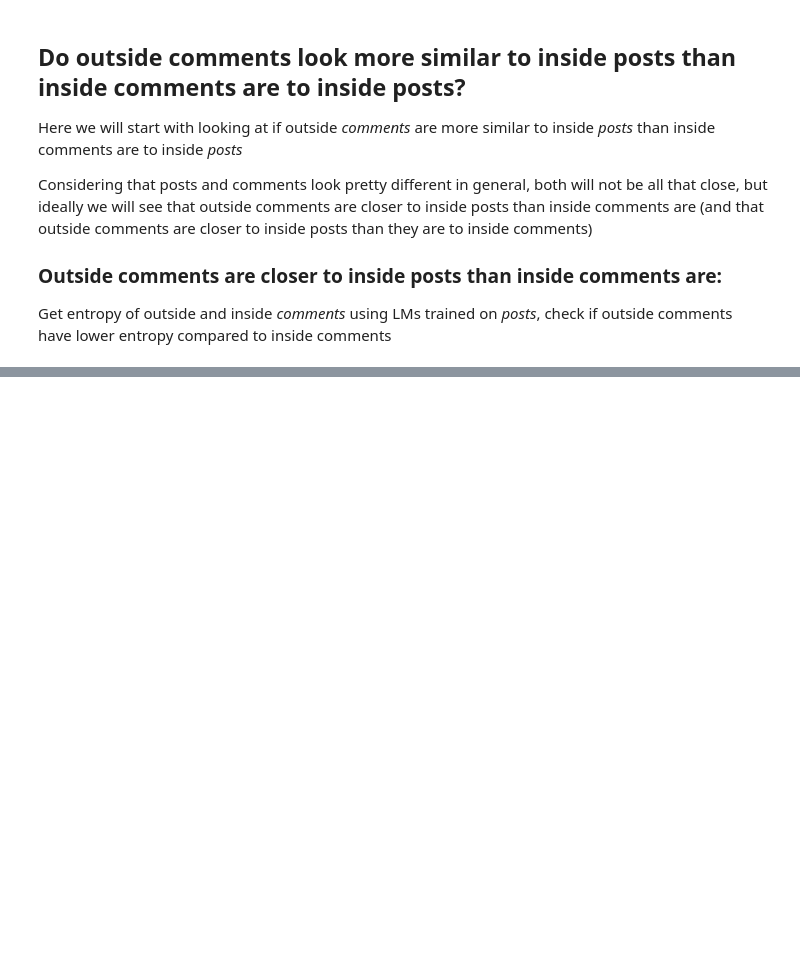
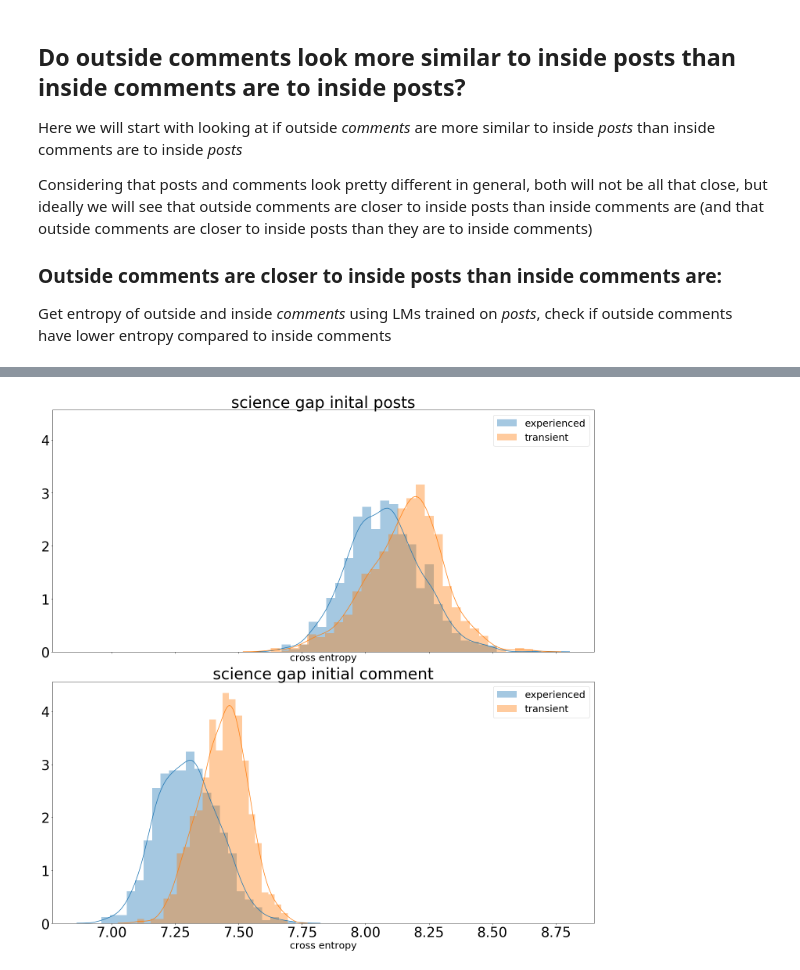
Before and after one commit to talaugust/rscience_language, a Jupyter notebook: Reddit/comments_vs_posts_LMs.ipynb, the cells around one changed output, grey strips where cells are left out. Saved outputs shown, nothing was run; the diff lists cells and outputs as text; code cells hidden in the pictures; blank space fills up the shorter version.

```diff
--- a/Reddit/comments_vs_posts_LMs.ipynb
+++ b/Reddit/comments_vs_posts_LMs.ipynb
@@ -395,3 +20,15 @@ KeyboardInterrupt:
+# %%
+%%capture
+########################################################################################
+### Get all language models
+### this is not where you train them -- we just load them from files
+########################################################################################
+
+post_based_slms = build_total_SLM_SRILM(None, None, slm_count=100, name='science', use_saved_lms=True, kind='post', year='2018', full=False);
+comment_based_slms = build_monthly_SLM_SRILM(None, None, 100, name='science', use_saved_lms=True, kind='comment', year='2018', full=False);
+
+post_based_slms_full = build_total_SLM_SRILM(None, None, slm_count=100, name='science', use_saved_lms=True, kind='post', year='2018', full=True);
+comment_based_slms_full = build_monthly_SLM_SRILM(None, None, 100, name='science', use_saved_lms=True, kind='comment', year='2018', full=True);
 # %% [markdown]
 ## Do outside comments look more similar to inside posts than inside comments are to inside posts?
 
@@ -459,2 +42,0 @@ entropy_posts, entropy_comments = flatten_entropies(entropy_posts, entropy_comme
-# %%
-df_posts_inside_outside, df_comments_inside_outside = group_comments_posts(entropy_posts, entropy_comments)
@@ -481,0 +46,71 @@ Get entropy of inside posts and inside comments, and outside comments, look to s
+# %%
+fig_gap, axs_gap = plt.subplots(2, 1, sharey=True, sharex=True, tight_layout=True)
+fig_gap.set_figheight(20)
+fig_gap.set_figwidth(20)
+
+
+df_comment_post_gap_list_post_based = []
+
+df_comment_post_gap_list_comment_based = []
+
+
+t_vals = {s:{'comments':0, 'posts':0, 'gap':0} for s in subs}
+p_vals = {s:{'comments':0, 'posts':0, 'gap':0} for s in subs}
+
+all_p_vals = []
+
+
+subs = ['science']
+year='2018'
+for i, s in enumerate(subs):
+
+    ##### posts
+    df_comments, df_posts, df_author_counts_test = get_df_posts_and_comments(s, year)
+    total_acc_gap_posts = []
+    entropies_posts = {'inside':[], 'outside':[]}
+
+    df_posts_restricted = df_posts[df_posts['created_month'] > 2]
+    for i in range(1, 13):
+        # Posts #
+        ############
+        gap_post, (active_ent_post, outside_ent_post) = calc_single_acc_gap_SRILM(post_based_slms, df_author_counts_test, df_posts, s, kind='post', month=None,
+                                            num_active_authors=250, num_active_posts=5, num_outside_authors=250, num_outside_posts=1, first=True)
+        total_acc_gap_posts.append(gap_post)
+        entropies_posts['inside'].extend(active_ent_post)
+        entropies_posts['outside'].extend(outside_ent_post)
+
+    # group inside & outside
+    df_posts_inside_outside = pd.DataFrame(entropies_posts)
+    df_posts_inside_outside = df_posts_inside_outside.rename(index=str, columns={"inside": "experienced", "outside": "transient"})
+    plot_entropy_dist(df_posts_inside_outside, ['experienced', 'transient'],  axs_gap[0], s+' gap inital posts')
+
+
+    t, p = stats.ttest_ind(df_posts_inside_outside['experienced'], df_posts_inside_outside['transient'])
+    print('t=', t, 'p=', p)
+    t_vals[s]['posts'] = t
+    p_vals[s]['posts'] = p
+
+    all_p_vals.append(p)
+
+
+    #### Comments
+    # Just use the full acc gap function to loop through all the months
+    print('Getting avg acc gap for', colored('comments', 'green'), 'with passed slms')
+    dict_gap_comments, entropies_comments = calc_acc_gap_SRILM(comment_based_slms, df_author_counts_test, df_comments, s, kind='comment',
+                                       num_active_authors=250, num_active_posts=5, num_outside_authors=250, num_outside_posts=1, first=True)
+
+    # group inside & outside
+    entropies_comments = {'experienced':list(flatten(entropies_comments['inside'])), 'transient':list(flatten(entropies_comments['outside']))}
+    df_comments_inside_outside = pd.DataFrame(entropies_comments)
+    plot_entropy_dist(df_comments_inside_outside, ['experienced', 'transient'],  axs_gap[1], s+' gap initial comment')
+
+    t, p = stats.ttest_ind(df_comments_inside_outside['experienced'],df_comments_inside_outside['transient'])
+    print('t=', t, 'p=', p)
+    t_vals[s]['comments'] = t
+    p_vals[s]['comments'] = p
+    all_p_vals.append(p)
+
+
+
+fig_gap.savefig('data/figs/gap')
+# %% [output]
@@ -481,0 +145 @@ Get entropy of inside posts and inside comments, and outside comments, look to s
+[figure, added]
```
Also changed, not shown: parts of 24 cells of this notebook, 10 other files.
